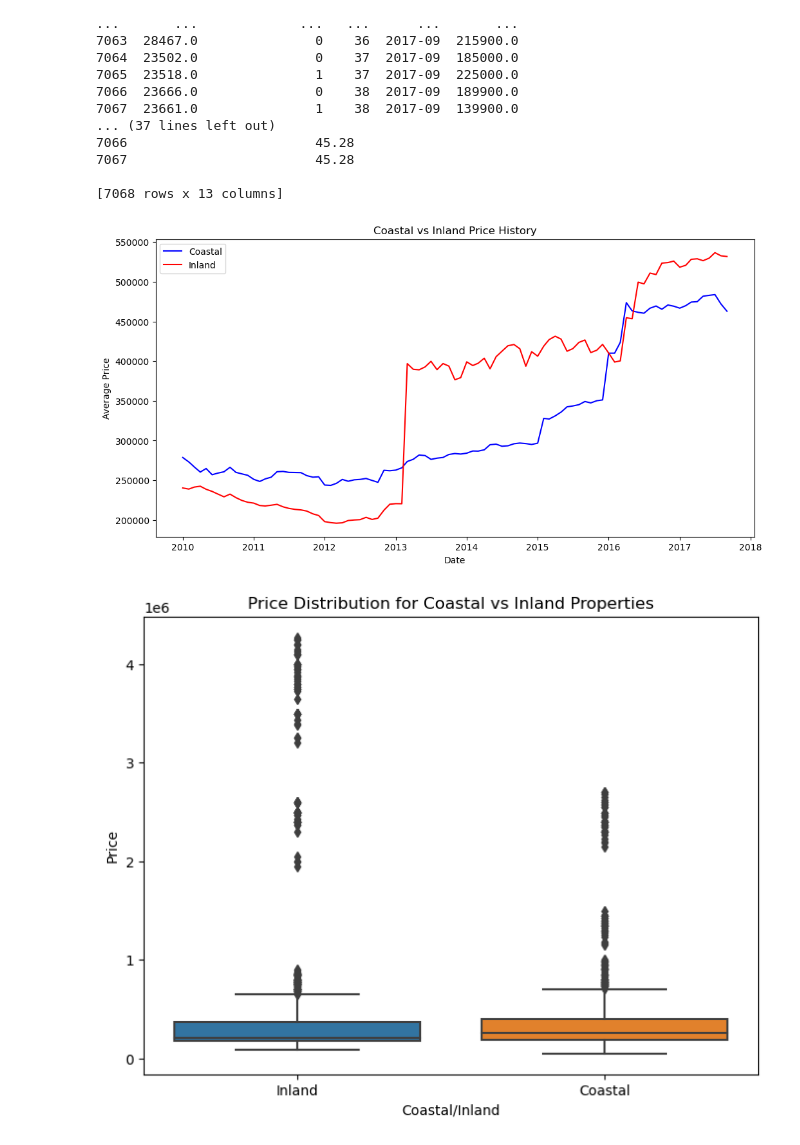
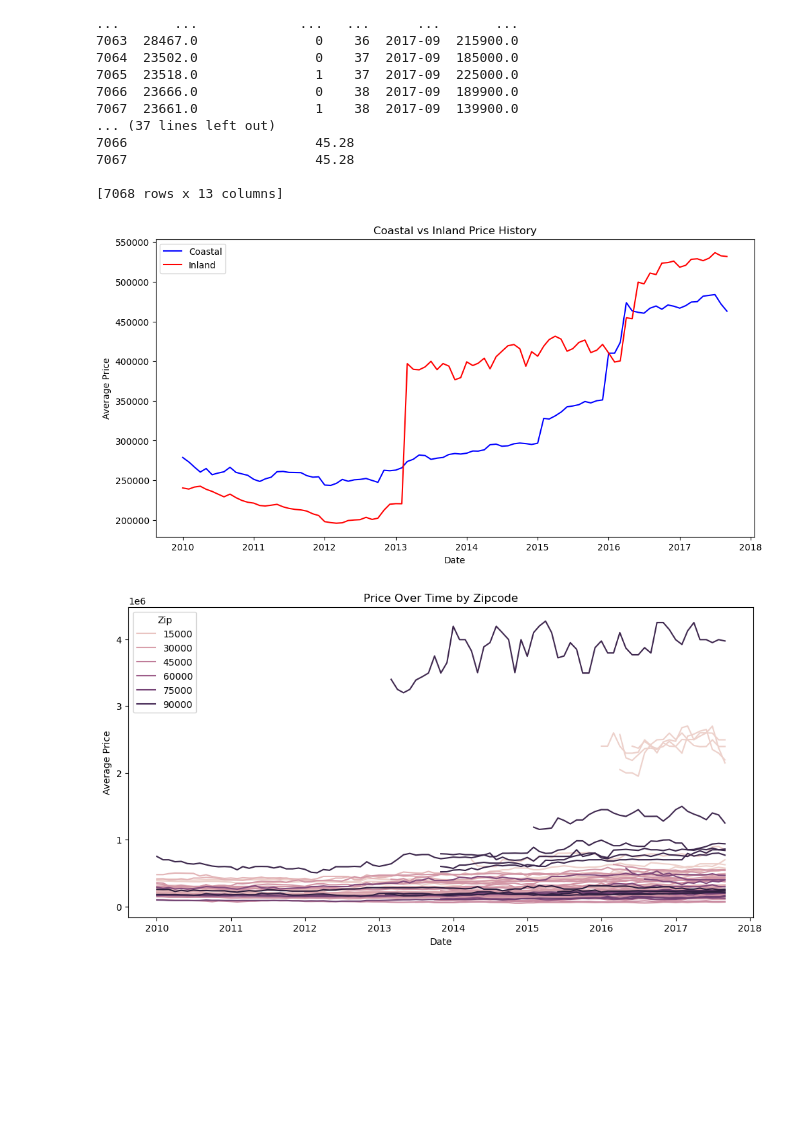
Before and after one commit to WilliamRoth82/BozandtheBozzers, a Jupyter notebook: Visualizations.ipynb, the cells around one changed output. Saved outputs shown, nothing was run; the diff lists cells and outputs as text; code cells hidden in the pictures; blank space fills up the shorter version.

Commit message:
Update Visualizations

```diff
--- a/Visualizations.ipynb
+++ b/Visualizations.ipynb
@@ -33,41 +33,61 @@ zip_sea['Date'] = pd.to_datetime(zip_sea['Date'])
 average_prices = zip_sea.groupby(['Date', 'Coastal/Inland'])['Price'].mean().reset_index()
 
 coastal_prices = average_prices[average_prices['Coastal/Inland'] == 1]
 inland_prices = average_prices[average_prices['Coastal/Inland'] == 0]
 
 plt.figure(figsize=(12, 6))
 plt.plot(coastal_prices['Date'], coastal_prices['Price'], label='Coastal', color='blue')
 plt.plot(inland_prices['Date'], inland_prices['Price'], label='Inland', color='red')
 
 plt.xlabel('Date')
 plt.ylabel('Average Price')
 plt.title('Coastal vs Inland Price History')
 plt.legend()
 plt.show()
 
 #2
-# Box plot of Price for Coastal vs Inland properties
-plt.figure(figsize=(8, 6))
-sns.boxplot(x="Coastal/Inland", y="Price", data=zip_sea)
-plt.title("Price Distribution for Coastal vs Inland Properties")
-plt.xticks(ticks=[0, 1], labels=["Inland", "Coastal"])
+# Group by Date and Zipcode and calculate the mean Price
+price_by_zip = zip_sea.groupby(['Date', 'Zip'])['Price'].mean().reset_index()
+
+# Plot the results
+plt.figure(figsize=(12, 6))
+sns.lineplot(x='Date', y='Price', hue='Zip', data=price_by_zip)
+plt.xlabel('Date')
+plt.ylabel('Average Price')
+plt.title('Price Over Time by Zipcode')
 plt.show()
 
 #3
-# Scatter plot of Price vs GMSL_noGIA
-plt.figure(figsize=(12, 6))
-sns.scatterplot(x="GMSL_noGIA", y="Price", hue="Coastal/Inland", data=zip_sea)
-plt.title("Price vs GMSL_noGIA")
+# Add median prices and sample sizes to the box plot
+plt.figure(figsize=(8, 6))
+ax = sns.boxplot(x="Coastal/Inland", y="Price", data=zip_sea)
+plt.title("Price Distribution for Coastal vs Inland Properties")
+plt.xticks(ticks=[0, 1], labels=["Inland", "Coastal"])
+
+# Add median prices and sample sizes
+medians = zip_sea.groupby(['Coastal/Inland'])['Price'].median()
+counts = zip_sea['Coastal/Inland'].value_counts()
+for i, (median, count) in enumerate(zip(medians, counts)):
+    ax.annotate(f"Median: ${median:.0f}\nN: {count}", (i, median),
+                xytext=(0, 10), textcoords='offset points',
+                fontsize=12, ha='center')
+
 plt.show()
 
 #4
+plt.figure(figsize=(12, 6))
+sns.regplot(x="GMSL_noGIA", y="Price", data=zip_sea)
+plt.title("Price vs GMSL_noGIA with Linear Regression Line")
+plt.show()
+
+#5
 # Correlation heatmap for selected columns
-selected_columns = zip_sea[["Price", "GMSL_noGIA"]]
+selected_columns = zip_sea[["Price", "GMSL_noGIA","Coastal/Inland","Pair"]]
 corr_matrix = selected_columns.corr()
 plt.figure(figsize=(10, 8))
 sns.heatmap(corr_matrix, annot=True, cmap="coolwarm")
 plt.title("Correlation Heatmap")
 plt.show()
 # %% [output]
 [figure]
-[figure, old version]
+[figure, new version]
```
Also changed, not shown: parts of 1 cell of this notebook.
